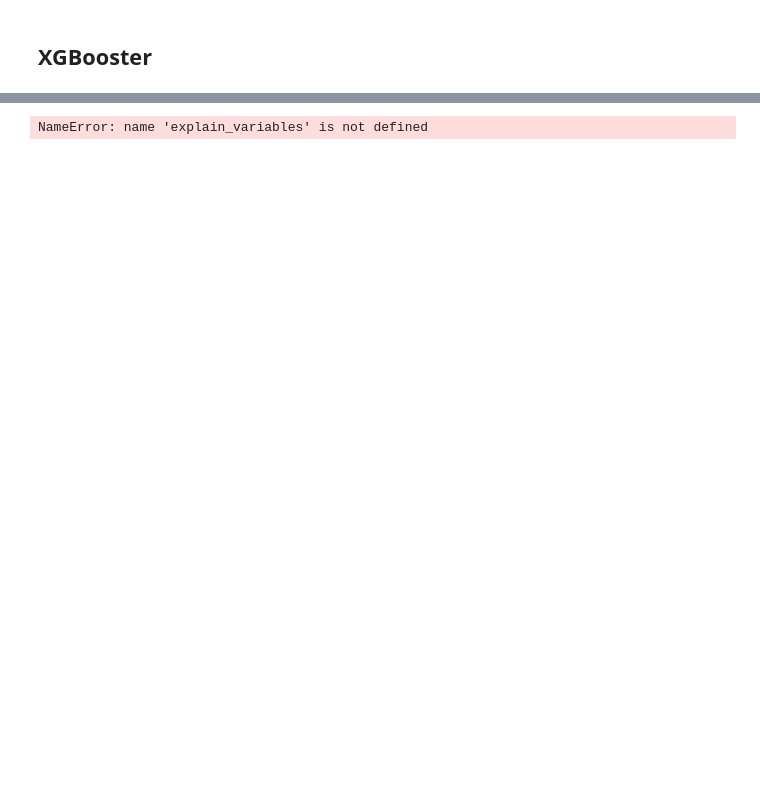
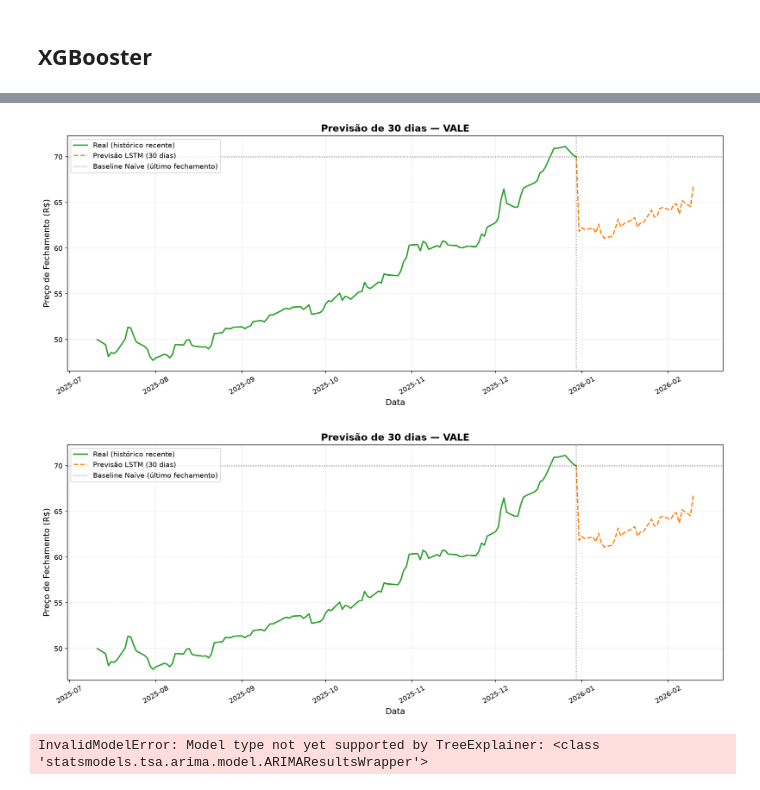
Before and after one commit to robertasaoriokada/stock-prediction, a Jupyter notebook: VALE3.ipynb, the cells around one changed output, grey strips where cells are left out. Drawn from its saved outputs; the diff is of its cells as text; code cells hidden in the pictures; blank space fills up the shorter version.

Commit message:
feat: LSTM 30 days prediction

```diff
--- a/VALE3.ipynb
+++ b/VALE3.ipynb
@@ -132,8 +158,19 @@ LSTM vale              RMSE: 1.1327 | MAE: 0.9028 | MAPE: 1.79% | Acurácia dire
+# %%
+res_30 = run_lstm_30(train_vale, test_vale, "vale", res_lstm["best_params"])
+
+res_30["metricas"]                       # RMSE / MAE / MAPE por origem, com o RMSE do naive
+res_30["metricas"].mean(numeric_only=True)
+
+plot_forecast_30(res_30, train_vale, test_vale, "vale", origem="2025-03-31")   # backtest com preço real
+plot_forecast_30(res_30, train_vale, test_vale, "vale")                        # previsão futura
+# %% [output]
+[figure, added]
+[figure, added]
 # %%
-tab_vale = explain_variables(res)
+tab_vale = explain_variables(res_vale)
 tab_vale.head(10)
 # %% [output]
-NameError: name 'explain_variables' is not defined
+InvalidModelError: Model type not yet supported by TreeExplainer: <class 'statsmodels.tsa.arima.model.ARIMAResultsWrapper'>
 # %%
 tab_vale = explain_variables(res_xgbooster)
 tab_vale.head(10)
```
Also changed, not shown: parts of 9 cells of this notebook, 12 other files.
